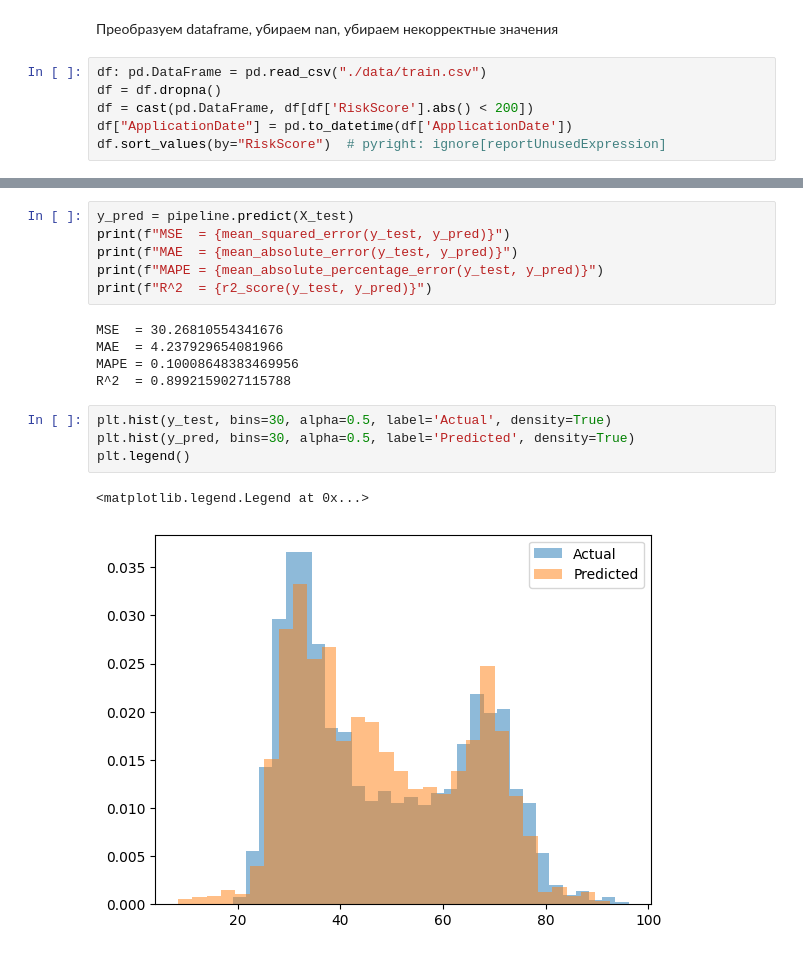
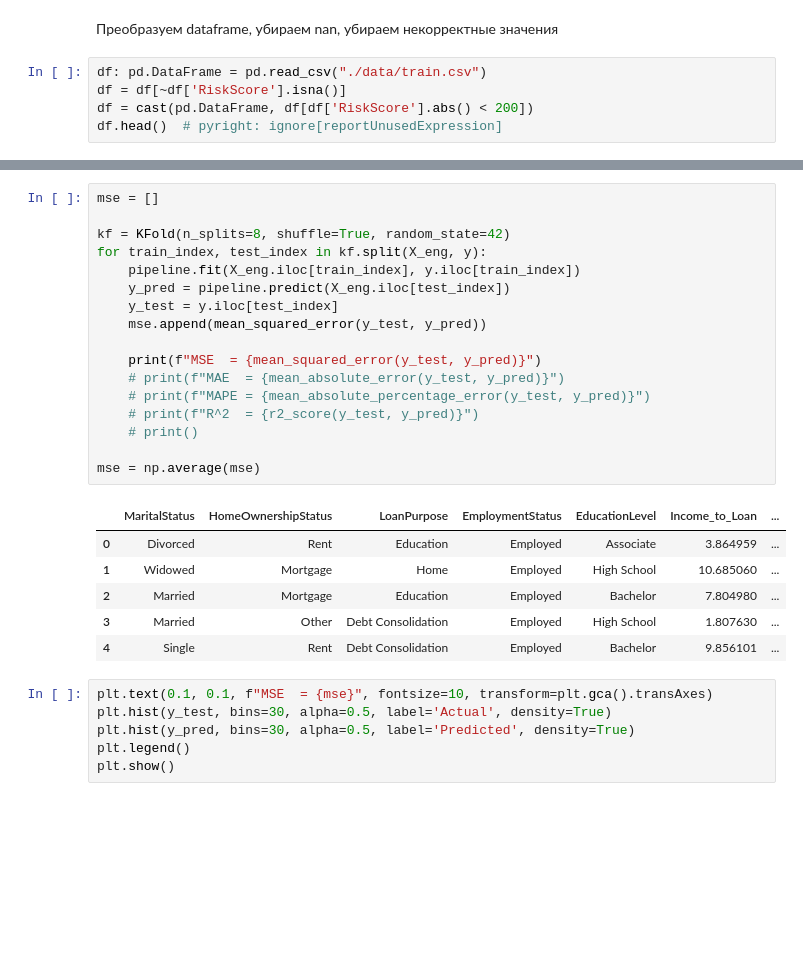
Before and after one commit to zggff/mai_ml, a Jupyter notebook: lab1.ipynb, the cells around one changed output, grey strips where cells are left out. Drawn from its saved outputs; the diff is of its cells as text; blank space fills up the shorter version.

```diff
--- a/lab1.ipynb
+++ b/lab1.ipynb
@@ -24,7 +27,6 @@ from sklearn.impute import SimpleImputer
 Преобразуем dataframe, убираем nan, убираем некорректные значения
 # %%
 df: pd.DataFrame = pd.read_csv("./data/train.csv")
-df = df.dropna()
+df = df[~df['RiskScore'].isna()]
 df = cast(pd.DataFrame, df[df['RiskScore'].abs() < 200])
-df["ApplicationDate"] = pd.to_datetime(df['ApplicationDate'])
-df.sort_values(by="RiskScore")  # pyright: ignore[reportUnusedExpression]
+df.head()  # pyright: ignore[reportUnusedExpression]
@@ -141,19 +160,31 @@ Pipeline(steps=[('preprocessor',
 # %%
-y_pred = pipeline.predict(X_test)
-print(f"MSE  = {mean_squared_error(y_test, y_pred)}")
-print(f"MAE  = {mean_absolute_error(y_test, y_pred)}")
-print(f"MAPE = {mean_absolute_percentage_error(y_test, y_pred)}")
-print(f"R^2  = {r2_score(y_test, y_pred)}")
+mse = []
+
+kf = KFold(n_splits=8, shuffle=True, random_state=42)
+for train_index, test_index in kf.split(X_eng, y):
+    pipeline.fit(X_eng.iloc[train_index], y.iloc[train_index])
+    y_pred = pipeline.predict(X_eng.iloc[test_index])
+    y_test = y.iloc[test_index]
+    mse.append(mean_squared_error(y_test, y_pred))
+
+    print(f"MSE  = {mean_squared_error(y_test, y_pred)}")
+    # print(f"MAE  = {mean_absolute_error(y_test, y_pred)}")
+    # print(f"MAPE = {mean_absolute_percentage_error(y_test, y_pred)}")
+    # print(f"R^2  = {r2_score(y_test, y_pred)}")
+    # print()
+
+mse = np.average(mse)
 # %% [output]
-MSE  = 30.26810554341676
-MAE  = 4.237929654081966
-MAPE = 0.10008648383469956
-R^2  = 0.8992159027115788
+|  | MaritalStatus | HomeOwnershipStatus | LoanPurpose | EmploymentStatus | EducationLevel | Income_to_Loan | ... |
+| 0 | Divorced | Rent | Education | Employed | Associate | 3.864959 | ... |
+| 1 | Widowed | Mortgage | Home | Employed | High School | 10.685060 | ... |
+| 2 | Married | Mortgage | Education | Employed | Bachelor | 7.804980 | ... |
+| 3 | Married | Other | Debt Consolidation | Employed | High School | 1.807630 | ... |
+| 4 | Single | Rent | Debt Consolidation | Employed | Bachelor | 9.856101 | ... |
 # %%
+plt.text(0.1, 0.1, f"MSE  = {mse}", fontsize=10, transform=plt.gca().transAxes)
 plt.hist(y_test, bins=30, alpha=0.5, label='Actual', density=True)
 plt.hist(y_pred, bins=30, alpha=0.5, label='Predicted', density=True)
 plt.legend()
+plt.show()
-# %% [output]
-<matplotlib.legend.Legend at 0x...>
-[figure, removed]
 # %%
```
Also changed, not shown: parts of 10 cells of this notebook, 1 other file.
